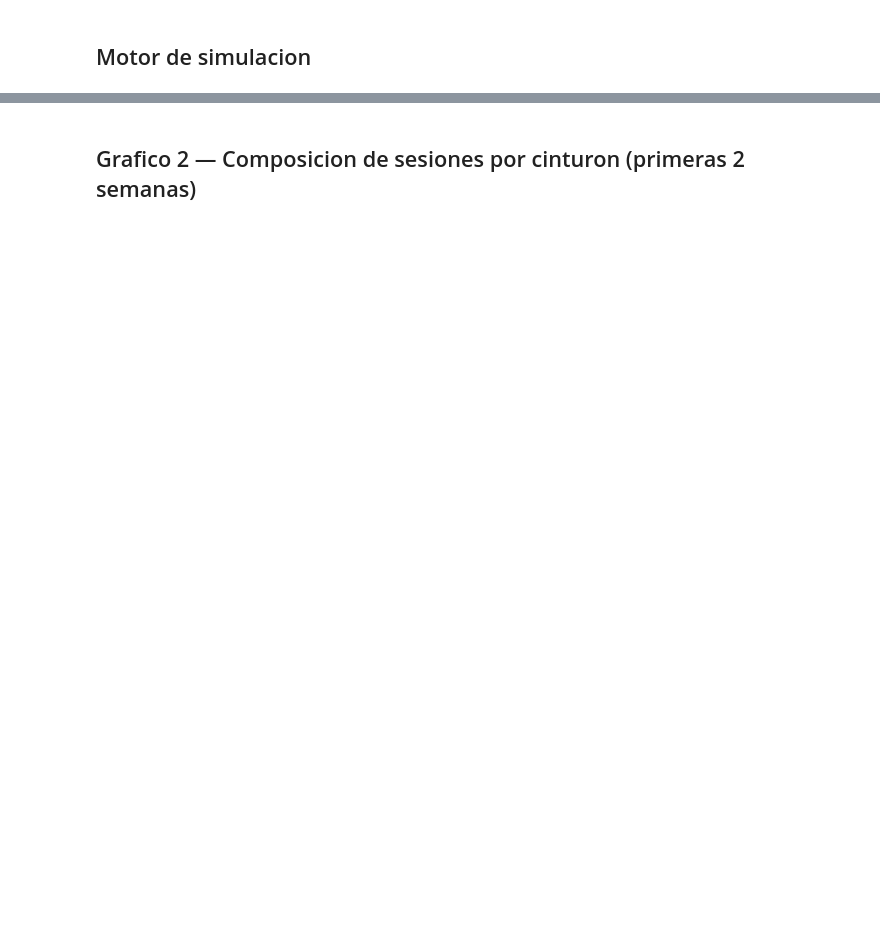
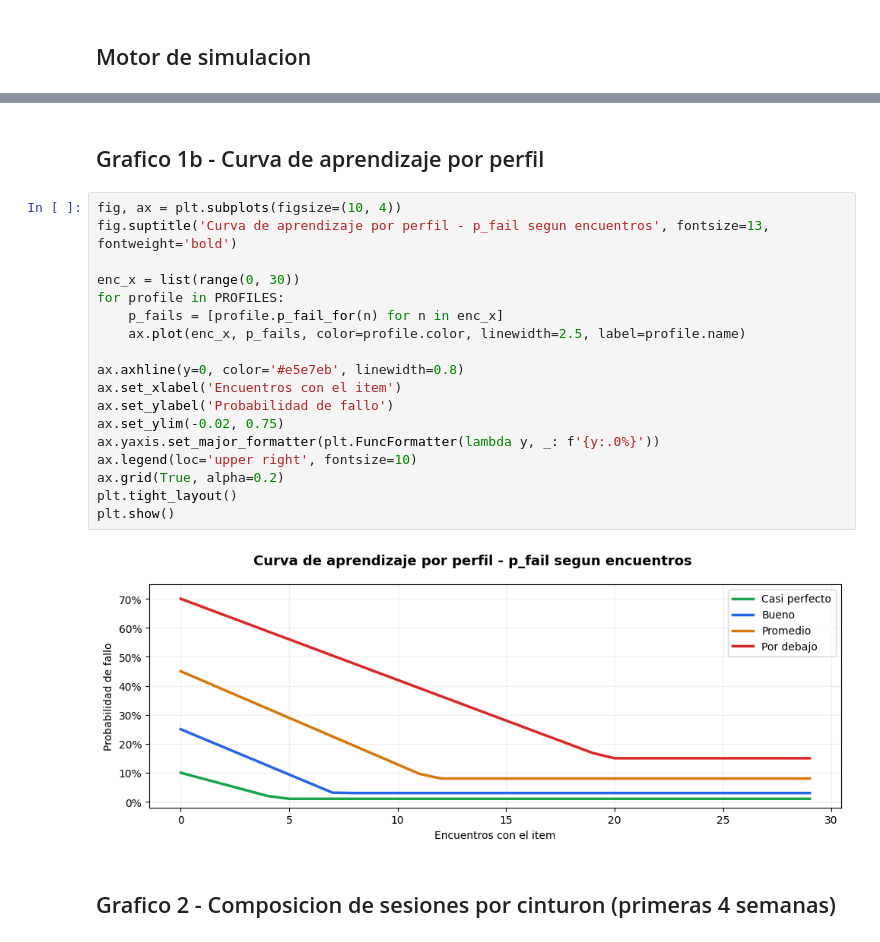
Before and after one commit to intervalo-ed/intervalo, a Jupyter notebook: data/notebooks/algoritmo_sm2_simulaciones.ipynb, the cells around one changed output, grey strips where cells are left out. Drawn from its saved outputs; the diff is of its cells as text; blank space fills up the shorter version.

```diff
--- a/data/notebooks/algoritmo_sm2_simulaciones.ipynb
+++ b/data/notebooks/algoritmo_sm2_simulaciones.ipynb
@@ -292,3 +310,25 @@ plt.show()
+# %% [markdown]
+## Grafico 1b - Curva de aprendizaje por perfil
+# %%
+fig, ax = plt.subplots(figsize=(10, 4))
+fig.suptitle('Curva de aprendizaje por perfil - p_fail segun encuentros', fontsize=13, fontweight='bold')
+
+enc_x = list(range(0, 30))
+for profile in PROFILES:
+    p_fails = [profile.p_fail_for(n) for n in enc_x]
+    ax.plot(enc_x, p_fails, color=profile.color, linewidth=2.5, label=profile.name)
+
+ax.axhline(y=0, color='#e5e7eb', linewidth=0.8)
+ax.set_xlabel('Encuentros con el item')
+ax.set_ylabel('Probabilidad de fallo')
+ax.set_ylim(-0.02, 0.75)
+ax.yaxis.set_major_formatter(plt.FuncFormatter(lambda y, _: f'{y:.0%}'))
+ax.legend(loc='upper right', fontsize=10)
+ax.grid(True, alpha=0.2)
+plt.tight_layout()
+plt.show()
+# %% [output]
+[figure, added]
 # %% [markdown]
-## Grafico 2 — Composicion de sesiones por cinturon (primeras 2 semanas)
+## Grafico 2 - Composicion de sesiones por cinturon (primeras 4 semanas)
 # %%
```
Also changed, not shown: parts of 11 cells of this notebook, 9 other files.
